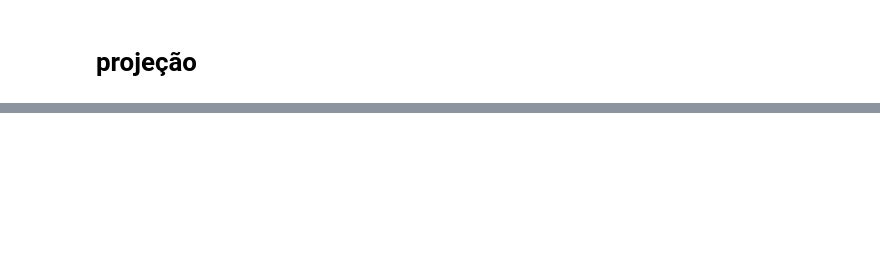
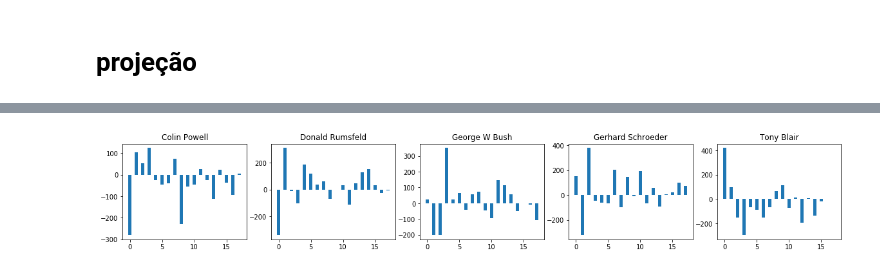
Before and after one commit to anderson-mdcc/algebralinear, a Jupyter notebook: face_recognition_3.ipynb, the cells around one changed output, grey strips where cells are left out. Saved outputs shown, nothing was run; the diff lists cells and outputs as text; code cells hidden in the pictures; blank space fills up the shorter version.

```diff
--- a/face_recognition_3.ipynb
+++ b/face_recognition_3.ipynb
@@ -165,0 +157,14 @@ print(autovetores.shape)
+# %%
+subvects = autovetores[2:20]
+projs = []
+f, axs = plt.subplots(1, 5, sharex='col', sharey='row', figsize=(20,6))
+for i, image in enumerate(medias):
+    proj = medias[i].dot(subvects.T)
+    projs.append(proj)
+    sub = plt.subplot(len(medias) / columns + 1, columns, i + 1)
+    sub.title.set_text(target_names[i])
+    idxs = np.arange(len(proj))
+    bar_width = 0.5
+    sub.bar(idxs, proj, bar_width)
+# %% [output]
+[figure, added]
```
Also changed, not shown: parts of 18 cells of this notebook, 1 other file.
